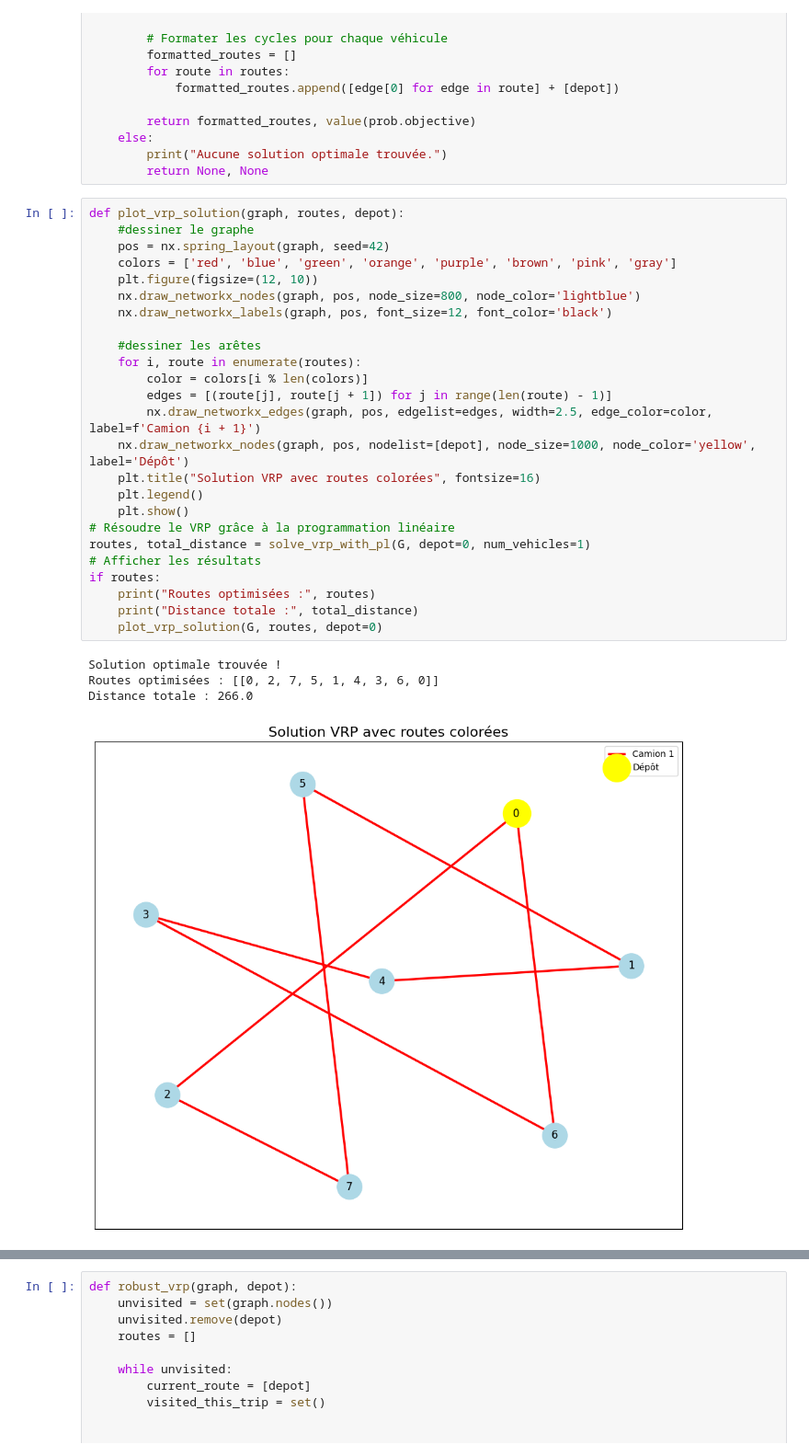
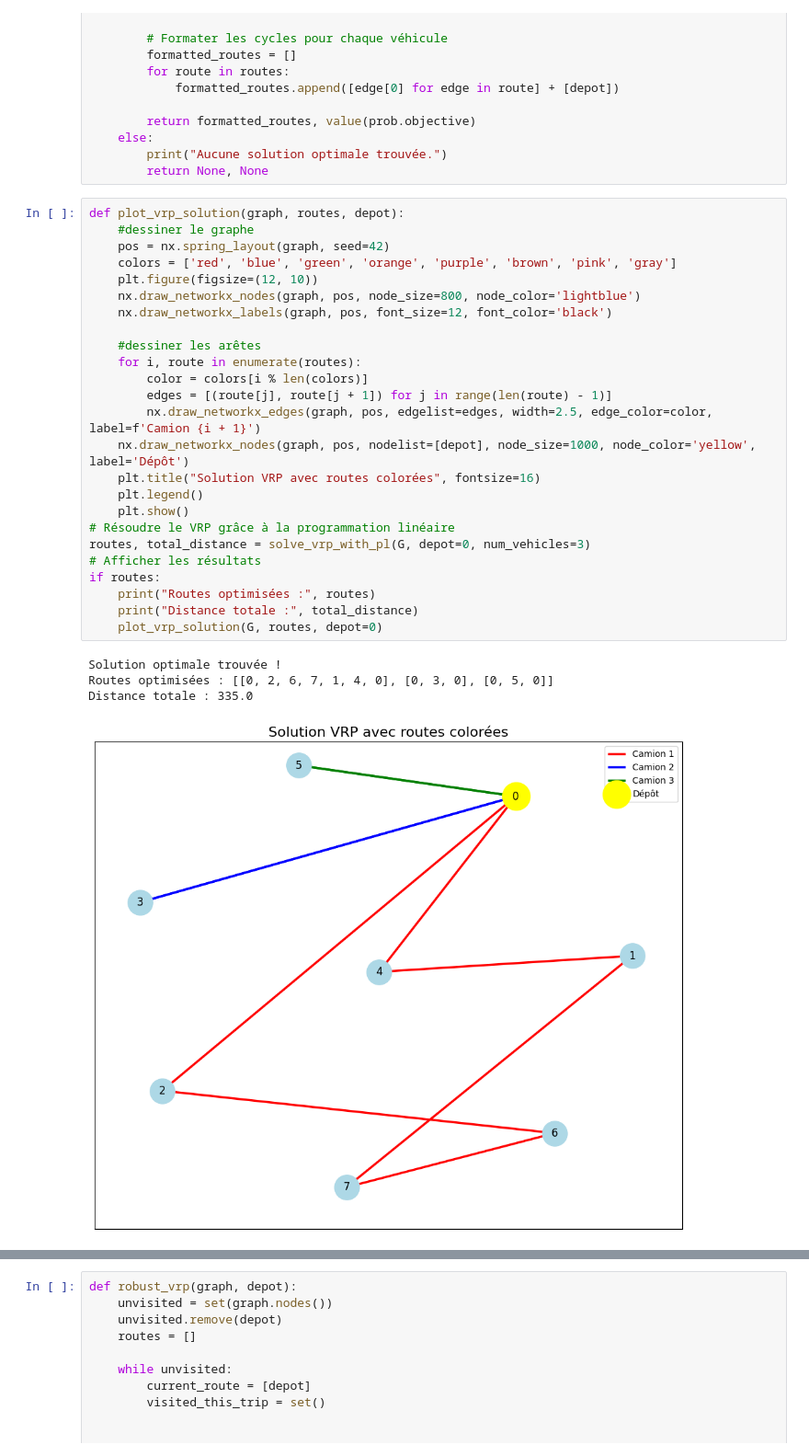
Before and after one commit to Hassen-Medles/Operational-Research, a Jupyter notebook: Livrable1.ipynb, the cells around one changed output, grey strips where cells are left out. Shown at 92% size. Saved outputs shown, nothing was run; the diff lists cells and outputs as text.

```diff
--- a/Livrable1.ipynb
+++ b/Livrable1.ipynb
@@ -345,30 +345,30 @@ def solve_vrp_with_pl(graph, depot, num_vehicles):
 # %%
 def plot_vrp_solution(graph, routes, depot):
     #dessiner le graphe
     pos = nx.spring_layout(graph, seed=42)
     colors = ['red', 'blue', 'green', 'orange', 'purple', 'brown', 'pink', 'gray']
     plt.figure(figsize=(12, 10))
     nx.draw_networkx_nodes(graph, pos, node_size=800, node_color='lightblue')
     nx.draw_networkx_labels(graph, pos, font_size=12, font_color='black')
 
     #dessiner les arêtes
     for i, route in enumerate(routes):
         color = colors[i % len(colors)]
         edges = [(route[j], route[j + 1]) for j in range(len(route) - 1)]
         nx.draw_networkx_edges(graph, pos, edgelist=edges, width=2.5, edge_color=color, label=f'Camion {i + 1}')
     nx.draw_networkx_nodes(graph, pos, nodelist=[depot], node_size=1000, node_color='yellow', label='Dépôt')
     plt.title("Solution VRP avec routes colorées", fontsize=16)
     plt.legend()
     plt.show()
 # Résoudre le VRP grâce à la programmation linéaire
-routes, total_distance = solve_vrp_with_pl(G, depot=0, num_vehicles=1)
+routes, total_distance = solve_vrp_with_pl(G, depot=0, num_vehicles=3)
 # Afficher les résultats
 if routes:
     print("Routes optimisées :", routes)
     print("Distance totale :", total_distance)
     plot_vrp_solution(G, routes, depot=0)
 # %% [output]
 Solution optimale trouvée !
-Routes optimisées : [[0, 2, 7, 5, 1, 4, 3, 6, 0]]
-Distance totale : 266.0
+Routes optimisées : [[0, 2, 6, 7, 1, 4, 0], [0, 3, 0], [0, 5, 0]]
+Distance totale : 335.0
-[figure, old version]
+[figure, new version]
```
Also changed, not shown: parts of 12 cells of this notebook.
